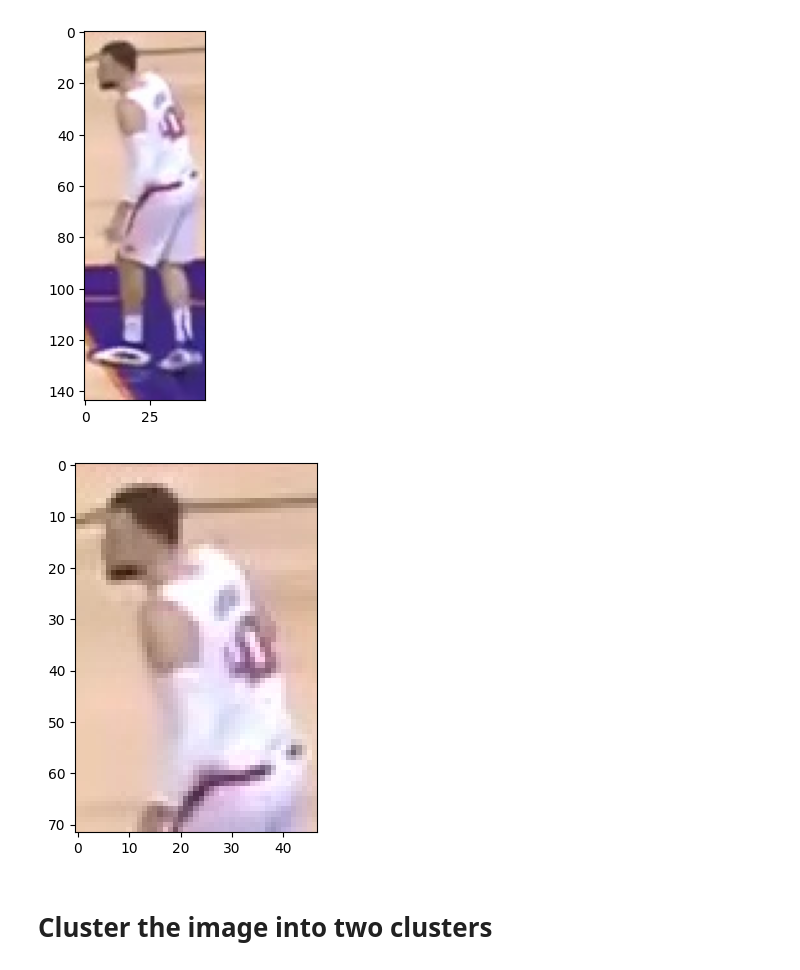
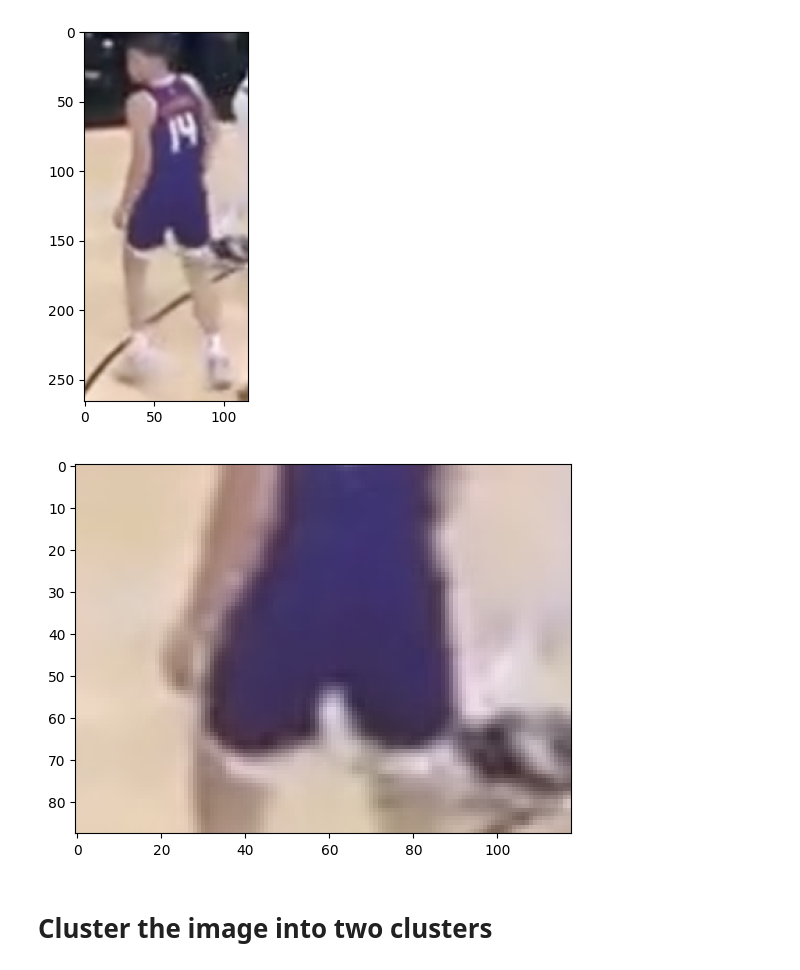
Before and after one commit to aathijmuthu/nba_computer_vision, a Jupyter notebook: development_and_analysis/color_assignment.ipynb, the cells around one changed output. Cells and saved outputs as stored; diff of their text form; code cells hidden in the pictures.

```diff
--- a/development_and_analysis/color_assignment.ipynb
+++ b/development_and_analysis/color_assignment.ipynb
@@ -4,20 +4,27 @@ import matplotlib.pyplot as plt
 import numpy as np
 from sklearn.cluster import KMeans
 # %%
-image_path = "../output_videos/cropped_image.jpg"
+image_path = "../output_videos/sunsPlayer.jpg"
 image = cv2.imread(image_path)
 image = cv2.cvtColor(image, cv2.COLOR_BGR2RGB)
 # %%
 plt.imshow(image)
 plt.show()
 # %% [output]
-[figure, old version]
+[figure, new version]
 # %%
 top_half_image=  image[0: int(image.shape[0]/2), :]
-plt.imshow(top_half_image)
+bottom_half_image = image[int(image.shape[0]/2):, :]
+height, width, channels = image.shape
+start_y = height // 3
+end_y = 2 * (height // 3)
+
+# Extract the middle part
+middle_image = image[start_y:end_y, :]
+plt.imshow(middle_image)
 plt.show()
 # %% [output]
-[figure, old version]
+[figure, new version]
 # %% [markdown]
 # Cluster the image into two clusters
 # %%
```
Also changed, not shown: parts of 4 cells of this notebook, 15 other files.
